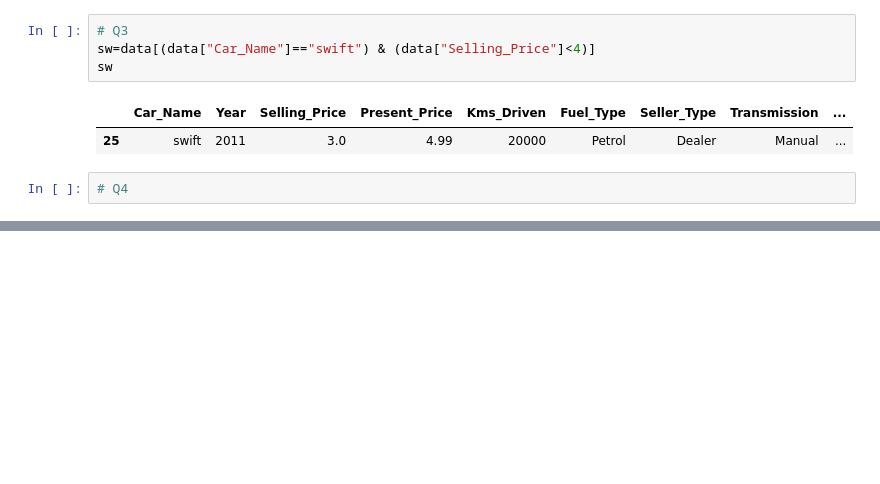
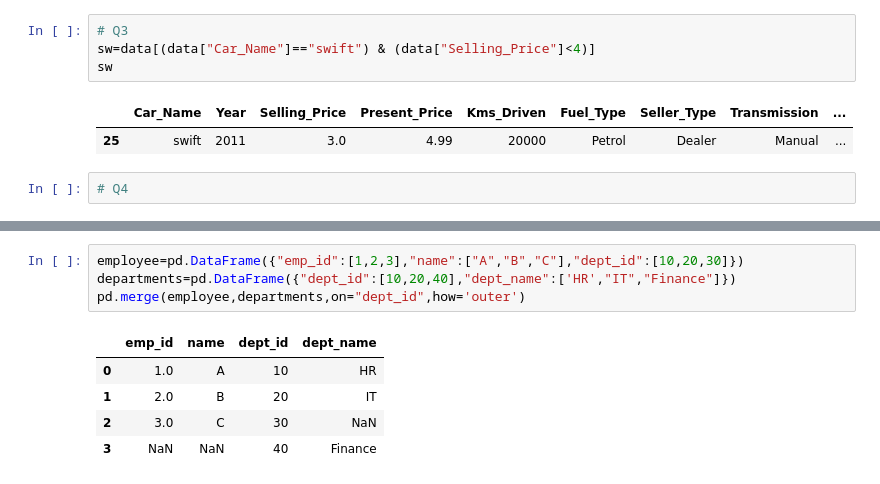
Before and after one commit to prince-gaudani/lj-sem_4, a Jupyter notebook: Prince Python/CH 1 pandas (1).ipynb, the cells around one changed output, grey strips where cells are left out. Drawn from its saved outputs; the diff is of its cells as text; blank space fills up the shorter version.

```diff
--- a/Prince Python/CH 1 pandas (1).ipynb
+++ b/Prince Python/CH 1 pandas (1).ipynb
@@ -1516,0 +1531,10 @@ sw
+# %%
+employee=pd.DataFrame({"emp_id":[1,2,3],"name":["A","B","C"],"dept_id":[10,20,30]})
+departments=pd.DataFrame({"dept_id":[10,20,40],"dept_name":['HR',"IT","Finance"]})
+pd.merge(employee,departments,on="dept_id",how='outer')
+# %% [output]
+|  | emp_id | name | dept_id | dept_name |
+| 0 | 1.0 | A | 10 | HR |
+| 1 | 2.0 | B | 20 | IT |
+| 2 | 3.0 | C | 30 | NaN |
+| 3 | NaN | NaN | 40 | Finance |
```
Also changed, not shown: parts of 12 cells of this notebook.
